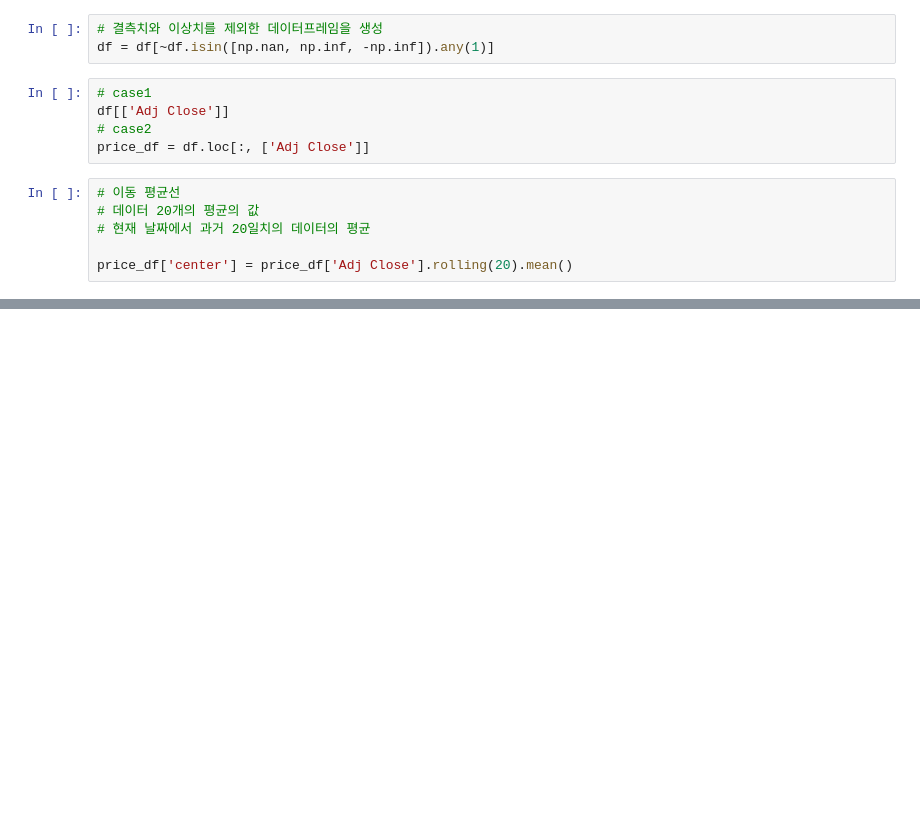
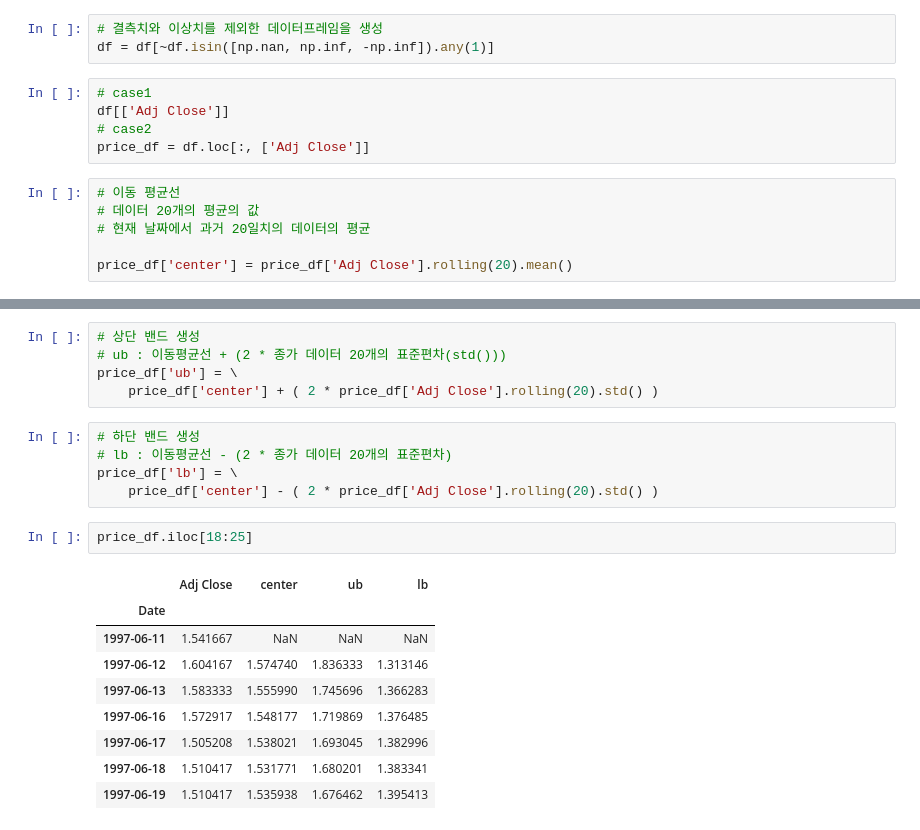
Before and after one commit to bsmoon-86/ezen-python, a Jupyter notebook: 230318/01_bollinger.ipynb, the cells around one changed output, grey strips where cells are left out. Cells and saved outputs as stored; diff of their text form; blank space fills up the shorter version.

```diff
--- a/230318/01_bollinger.ipynb
+++ b/230318/01_bollinger.ipynb
@@ -59,0 +50,22 @@ price_df.iloc[18:25]
+# %%
+# 상단 밴드 생성
+# ub : 이동평균선 + (2 * 종가 데이터 20개의 표준편차(std()))
+price_df['ub'] = \
+    price_df['center'] + ( 2 * price_df['Adj Close'].rolling(20).std() )
+# %%
+# 하단 밴드 생성
+# lb : 이동평균선 - (2 * 종가 데이터 20개의 표준편차)
+price_df['lb'] = \
+    price_df['center'] - ( 2 * price_df['Adj Close'].rolling(20).std() )
+# %%
+price_df.iloc[18:25]
+# %% [output]
+|  | Adj Close | center | ub | lb |
+| Date |  |  |  |  |
+| 1997-06-11 | 1.541667 | NaN | NaN | NaN |
+| 1997-06-12 | 1.604167 | 1.574740 | 1.836333 | 1.313146 |
+| 1997-06-13 | 1.583333 | 1.555990 | 1.745696 | 1.366283 |
+| 1997-06-16 | 1.572917 | 1.548177 | 1.719869 | 1.376485 |
+| 1997-06-17 | 1.505208 | 1.538021 | 1.693045 | 1.382996 |
+| 1997-06-18 | 1.510417 | 1.531771 | 1.680201 | 1.383341 |
+| 1997-06-19 | 1.510417 | 1.535938 | 1.676462 | 1.395413 |
```
Also changed, not shown: parts of 29 cells of this notebook, 2 other files.
